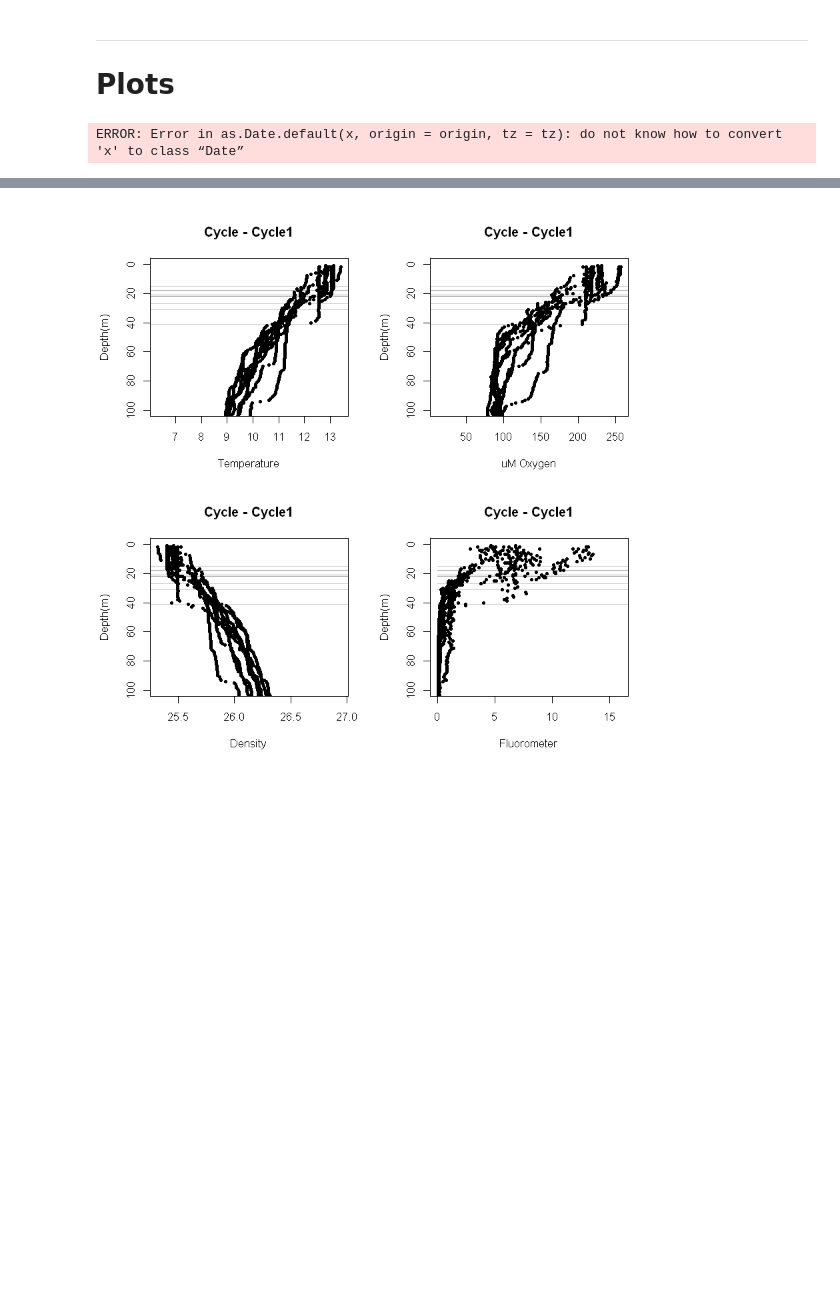
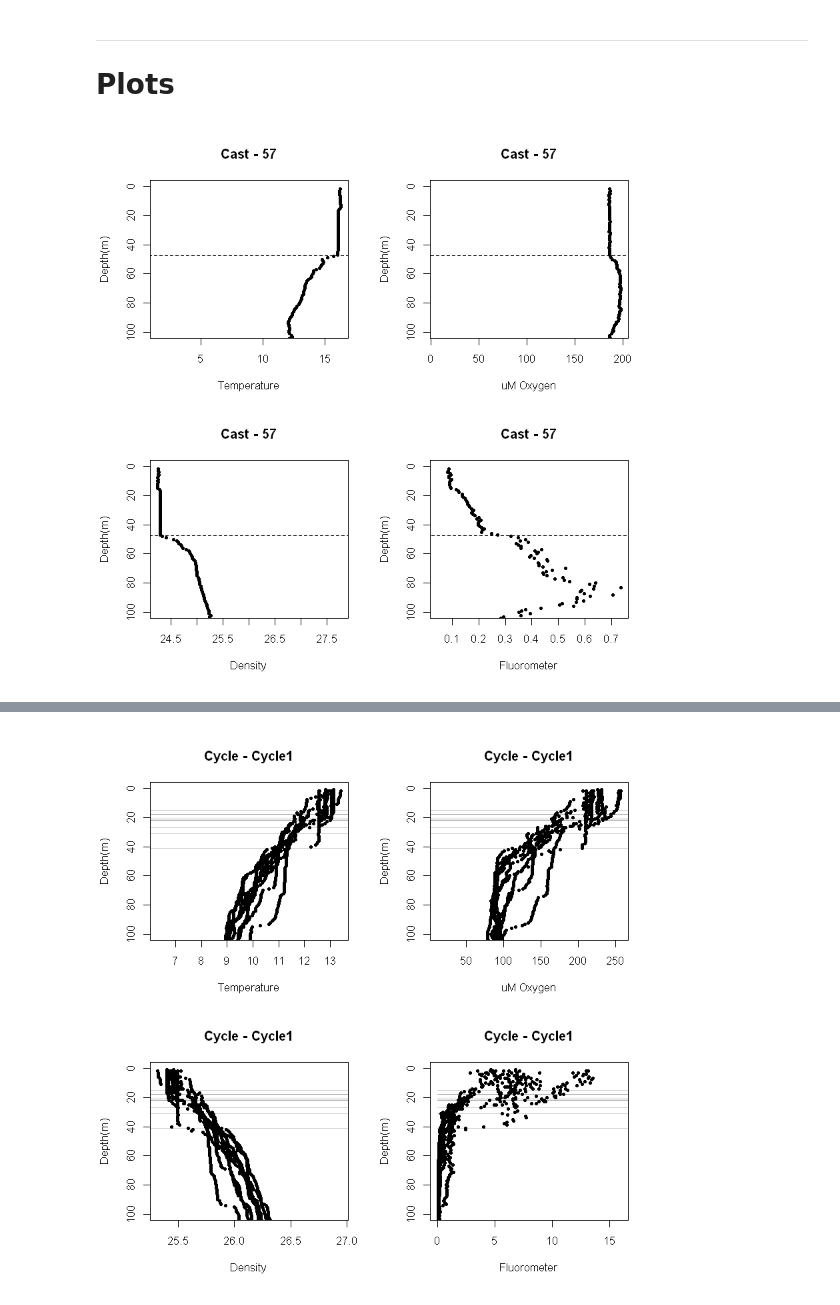
Before and after one commit to tbrycekelly/MIMS-TBK, a Jupyter notebook: Generate Input- MLD.ipynb, the cells around one changed output, grey strips where cells are left out. Saved outputs shown, nothing was run; the diff lists cells and outputs as text; code cells hidden in the pictures; blank space fills up the shorter version.

```diff
--- a/Generate Input- MLD.ipynb
+++ b/Generate Input- MLD.ipynb
@@ -124,7 +180,8 @@ ncdf4 R.matlab openxlsx RColorBrewer compiler lattice geosphere readxl data.tabl
 ---
 # Save the results
 # %%
-save(mld, file=paste0('./RStates/mld-smoothed-', delta.rho ,'.rdata'))
+mld = mld.rho
+save(mld, file=paste0('./RStates/mld-', delta.rho ,'.rdata'))
 # %%
 load('RStates/mld-0.1.rdata')
 # %% [markdown]
@@ -135,9 +192,8 @@ load('RStates/mld-0.1.rdata')
 #hist(mld$mld, breaks = 20)
 # %%
 plot.cast = function(ctd, mld, target.time, d.max = 100, save.plots = FALSE, dir = 'Output/') {
-    ctd$DateTime_GMT = conv_excel_time(ctd$DateTime_GMT)
 
-    cast = ctd$Cast[which.min(as.numeric(difftime(ctd$DateTime_GMT, target.time, units='hours'))^2)]
+    cast = ctd$Cast[which.min(as.numeric(difftime(ctd$Time, target.time, units='hours'))^2)]
     name = paste("Cast -", cast)
 
 
@@ -150,10 +206,10 @@ plot.cast = function(ctd, mld, target.time, d.max = 100, save.plots = FALSE, dir
     plot(ctd$T190C[l], ctd$Pressure[l], pch=20, ylim=c(d.max,0), ylab='Depth(m)', xlab='Temperature', main=name)
     lines(c(0,1e3), rep(mld$mld[which(mld$Cast == cast)], 2), lty=2)
 
-    plot(ctd$OxymicroM[l], ctd$Pressure[l], pch=20, ylim=c(d.max,0), ylab='Depth(m)', xlab='uM Oxygen', main=name)
+    plot(ctd$O2[l], ctd$Pressure[l], pch=20, ylim=c(d.max,0), ylab='Depth(m)', xlab='uM Oxygen', main=name)
     lines(c(0,1e3), rep(mld$mld[which(mld$Cast == cast)], 2), lty=2)
 
-    plot(ctd$Sigma_11[l], ctd$Pressure[l], pch=20, ylim=c(d.max,0), ylab='Depth(m)', xlab='Density', main=name)
+    plot(ctd$Sigma.11[l], ctd$Pressure[l], pch=20, ylim=c(d.max,0), ylab='Depth(m)', xlab='Density', main=name)
     lines(c(0,1e3), rep(mld$mld[which(mld$Cast == cast)], 2), lty=2)
 
     plot(ctd$Fluor[l], ctd$Pressure[l], pch=20, ylim=c(d.max,0), ylab='Depth(m)', xlab='Fluorometer', main=name)
@@ -166,9 +222,9 @@ plot.cast = function(ctd, mld, target.time, d.max = 100, save.plots = FALSE, dir
 # %%
 #target.time = strptime("2017/06/18 05:15", format="%Y/%m/%d %H:%M", tz='UTC')
 target.time = strptime("2017/06/22 20:05", format="%Y/%m/%d %H:%M", tz='UTC')
 #target.time = strptime("2017/06/18 05:15", format="%Y/%m/%d %H:%M", tz='UTC')
 
-plot.cast(ctd, mld.oxy, target.time, save.plots = FALSE)
+plot.cast(ctd, mld.rho, target.time, save.plots = FALSE)
 # %% [output]
-ERROR: Error in as.Date.default(x, origin = origin, tz = tz): do not know how to convert 'x' to class “Date”
+[figure, added]
 # %%
```
Also changed, not shown: parts of 17 cells of this notebook, 4 other files.
